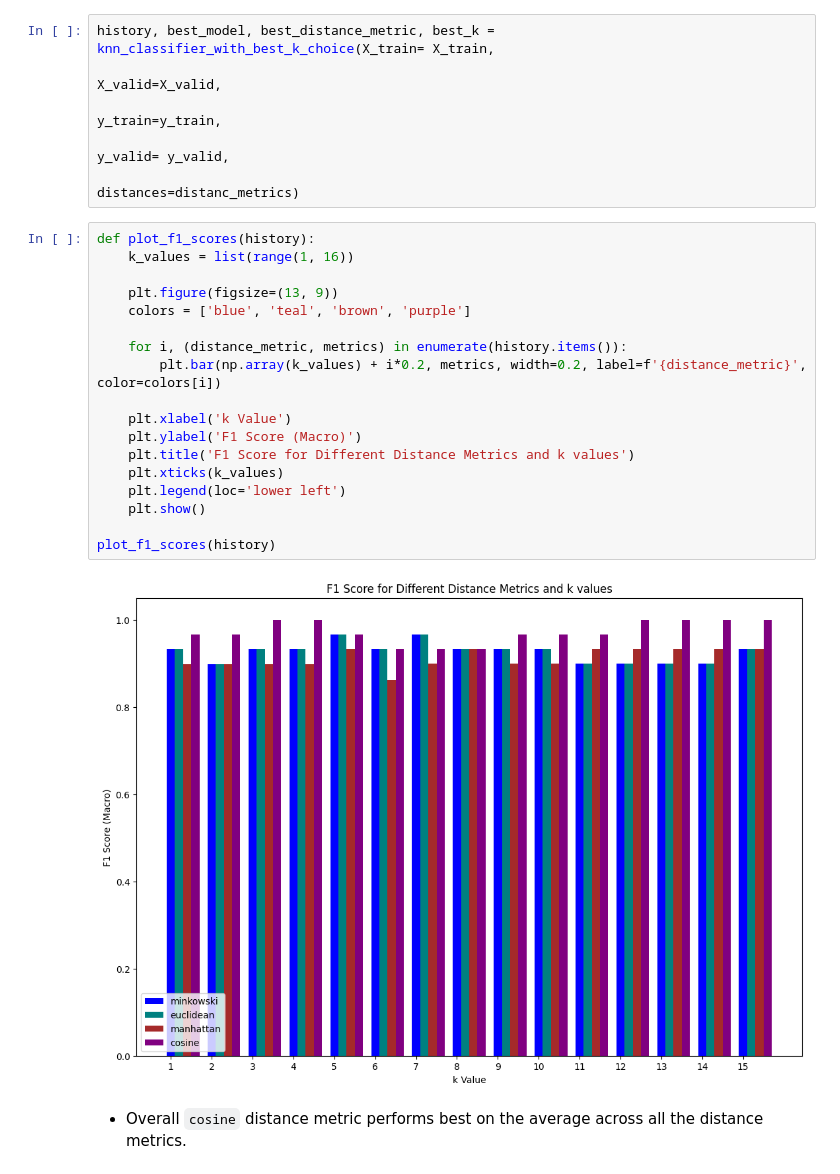
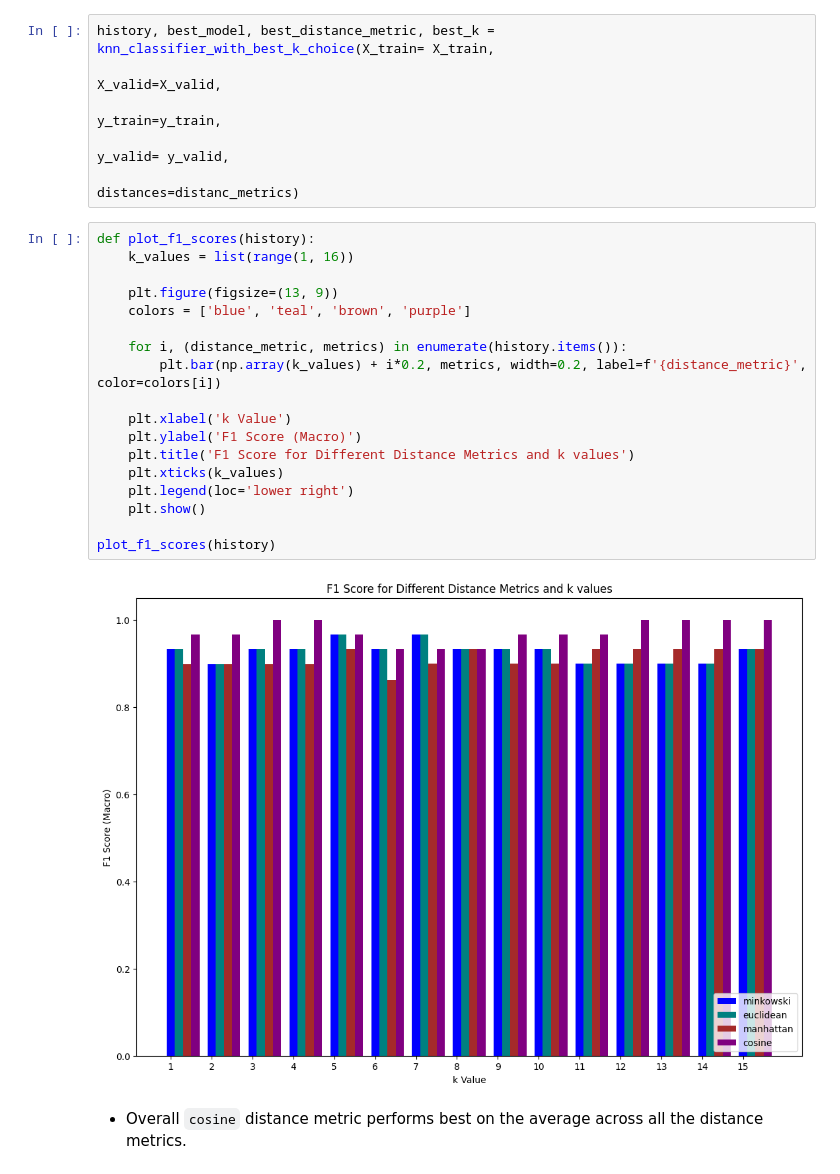
Before and after one commit to IkeKobby/unsupervised-feature-learning, a Jupyter notebook: main.ipynb, the cells around one changed output. Drawn from its saved outputs; the diff is of its cells as text.

```diff
--- a/main.ipynb
+++ b/main.ipynb
@@ -88,23 +88,23 @@ history, best_model, best_distance_metric, best_k = knn_classifier_with_best_k_c
 # %%
 def plot_f1_scores(history):
     k_values = list(range(1, 16))
 
     plt.figure(figsize=(13, 9))
     colors = ['blue', 'teal', 'brown', 'purple']
 
     for i, (distance_metric, metrics) in enumerate(history.items()):
         plt.bar(np.array(k_values) + i*0.2, metrics, width=0.2, label=f'{distance_metric}', color=colors[i])
 
     plt.xlabel('k Value')
     plt.ylabel('F1 Score (Macro)')
     plt.title('F1 Score for Different Distance Metrics and k values')
     plt.xticks(k_values)
-    plt.legend(loc='lower left')
+    plt.legend(loc='lower right')
     plt.show()
 
 plot_f1_scores(history)
 # %% [output]
-[figure, old version]
+[figure, new version]
 # %% [markdown]
 - Overall `cosine` distance metric performs best on the average across all the distance metrics.
 # %%
```
Also changed, not shown: parts of 11 cells of this notebook, 4 other files.
